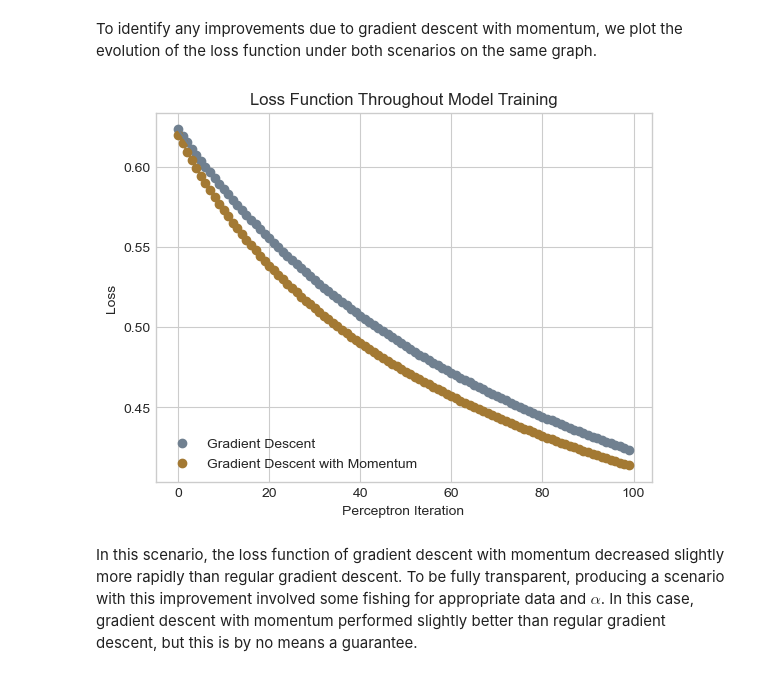
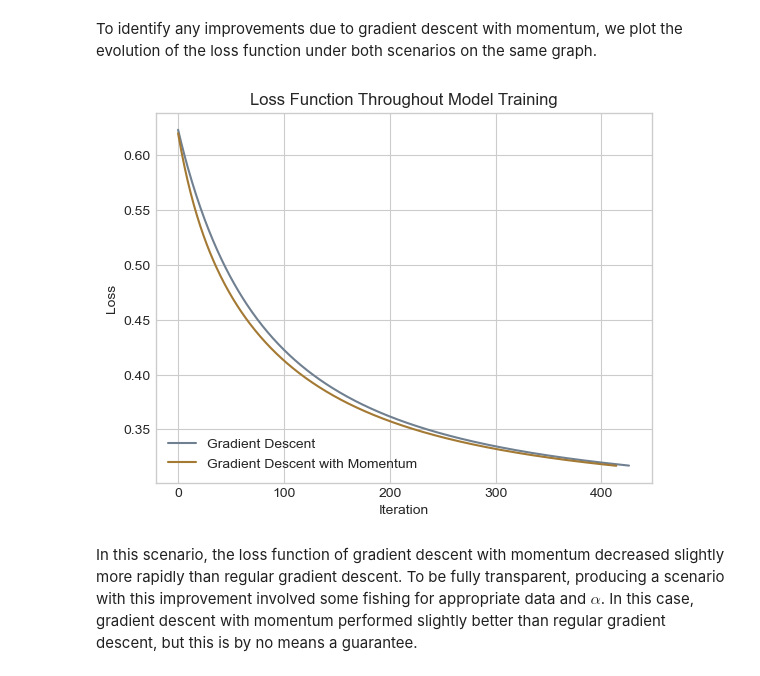
Before and after one commit to Liam-W-Smith/csci-0451, a Jupyter notebook: posts/logistic-regression/index.ipynb, the cells around one changed output. Drawn from its saved outputs; the diff is of its cells as text; code cells hidden in the pictures.

```diff
--- a/posts/logistic-regression/index.ipynb
+++ b/posts/logistic-regression/index.ipynb
@@ -79,7 +79,7 @@ opt = GradientDescentOptimizer(LR)
 loss_vec_vanilla = []
 
 # fit model
-for _ in range(100):
+while len(loss_vec_vanilla) < 2 or loss_vec_vanilla[-2] - loss_vec_vanilla[-1] > 0.0001:
 
     # update model
     opt.step(X, y, alpha = 0.07, beta = 0)
@@ -138,7 +137,7 @@ opt = GradientDescentOptimizer(LR)
 loss_vec_momentum = []
 
 # fit model
-for _ in range(100):
+while len(loss_vec_momentum) < 2 or loss_vec_momentum[-2] - loss_vec_momentum[-1] > 0.0001:
 
     # update model
     opt.step(X, y, alpha = 0.07, beta = 0.9)
@@ -150,15 +149,13 @@ for _ in range(100):
 To identify any improvements due to gradient descent with momentum, we plot the evolution of the loss function under both scenarios on the same graph.
 # %%
 # plot the changes in loss
-plt.plot(loss_vec_vanilla, color = "slategrey")
-plt.scatter(torch.arange(len(loss_vec_vanilla)), loss_vec_vanilla, color = "slategrey", label = "Gradient Descent")
-plt.plot(loss_vec_momentum, color = "#A37933")
-plt.scatter(torch.arange(len(loss_vec_momentum)), loss_vec_momentum, color = "#A37933", label = "Gradient Descent with Momentum")
-labs = plt.gca().set(xlabel = "Perceptron Iteration", ylabel = "Loss")
+plt.plot(loss_vec_vanilla, color = "slategrey", label = "Gradient Descent")
+plt.plot(loss_vec_momentum, color = "#A37933", label = "Gradient Descent with Momentum")
+labs = plt.gca().set(xlabel = "Iteration", ylabel = "Loss")
 plt.title("Loss Function Throughout Model Training")
 plt.legend(loc = "lower left");
 # %% [output]
-[figure, old version]
+[figure, new version]
 # %% [markdown]
 In this scenario, the loss function of gradient descent with momentum decreased slightly more rapidly than regular gradient descent.
 To be fully transparent, producing a scenario with this improvement involved some fishing for appropriate data and $\alpha$.
```
Also changed, not shown: parts of 3 cells of this notebook, 23 other files.
